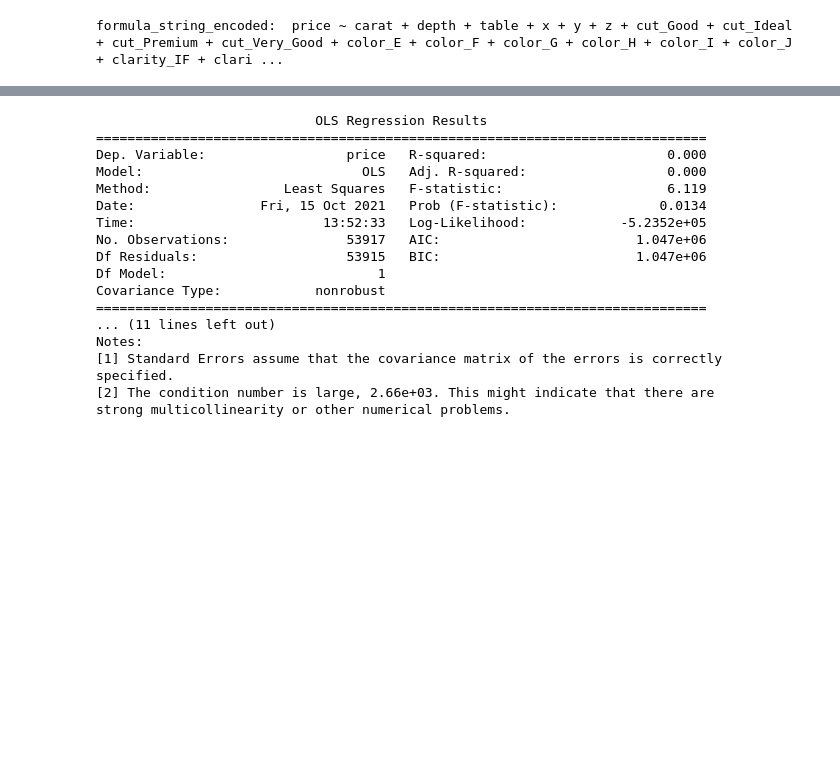
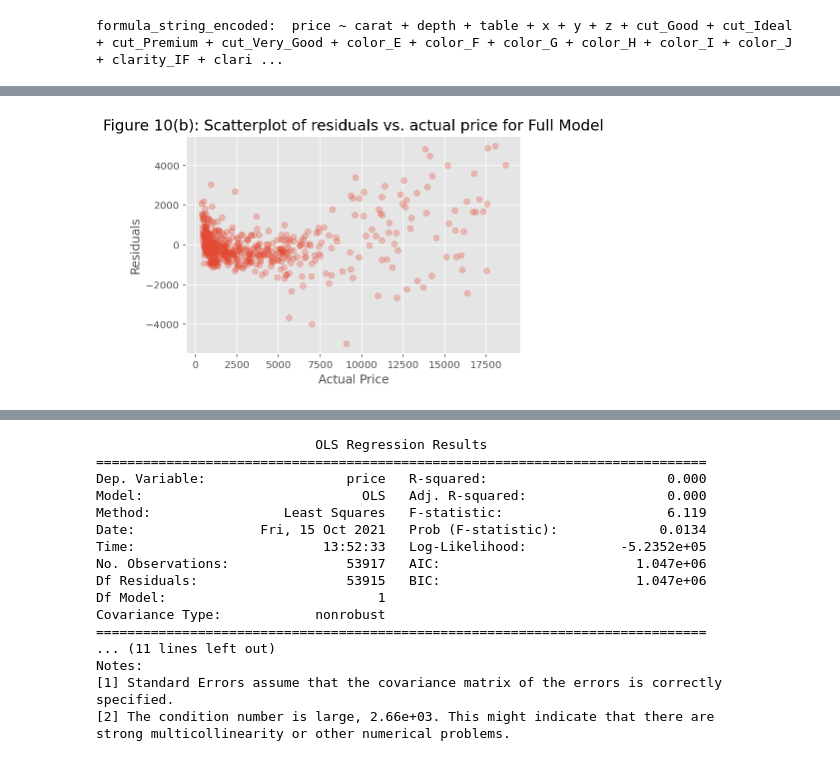
Before and after one commit to gabbagabbagool/rmit-diamonds, a Jupyter notebook: Phase_2_Tom.ipynb, the cells around one changed output, grey strips where cells are left out. Cells and saved outputs as stored; diff of their text form; code cells hidden in the pictures; blank space fills up the shorter version.

```diff
--- a/Phase_2_Tom.ipynb
+++ b/Phase_2_Tom.ipynb
@@ -87,0 +125,3 @@ strong multicollinearity or other numerical problems.
+# %%
+sample = data_encoded.sample(frac=0.01, random_state=90)
+sample.shape
@@ -87,0 +130,6 @@ strong multicollinearity or other numerical problems.
+# %%
+model_full = sm.formula.ols(formula=formula_string_encoded, data=sample)
+###
+model_full_fitted = model_full.fit()
+###
+print(model_full_fitted.summary())
@@ -87,0 +154,12 @@ strong multicollinearity or other numerical problems.
+# %%
+sample_residuals_full = pd.DataFrame({'actual': data_encoded['price'],
+                            'predicted': model_full_fitted.fittedvalues,
+                            'residual': model_full_fitted.resid})
+# %%
+plt.scatter(sample_residuals_full['actual'], sample_residuals_full['residual'], alpha=0.3);
+plt.xlabel('Actual Price');
+plt.ylabel('Residuals')
+plt.title('Figure 10(b): Scatterplot of residuals vs. actual price for Full Model', fontsize=15)
+plt.show();
+# %% [output]
+[figure, added]
```
Also changed, not shown: parts of 24 cells of this notebook.
